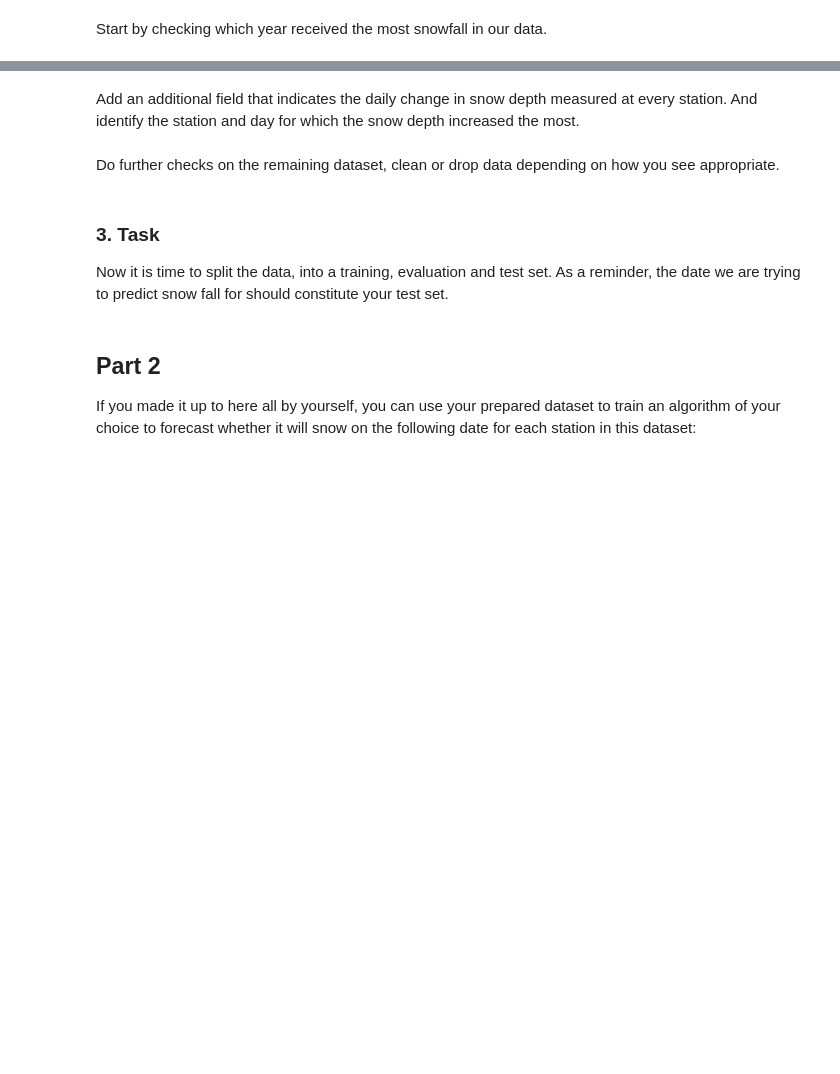
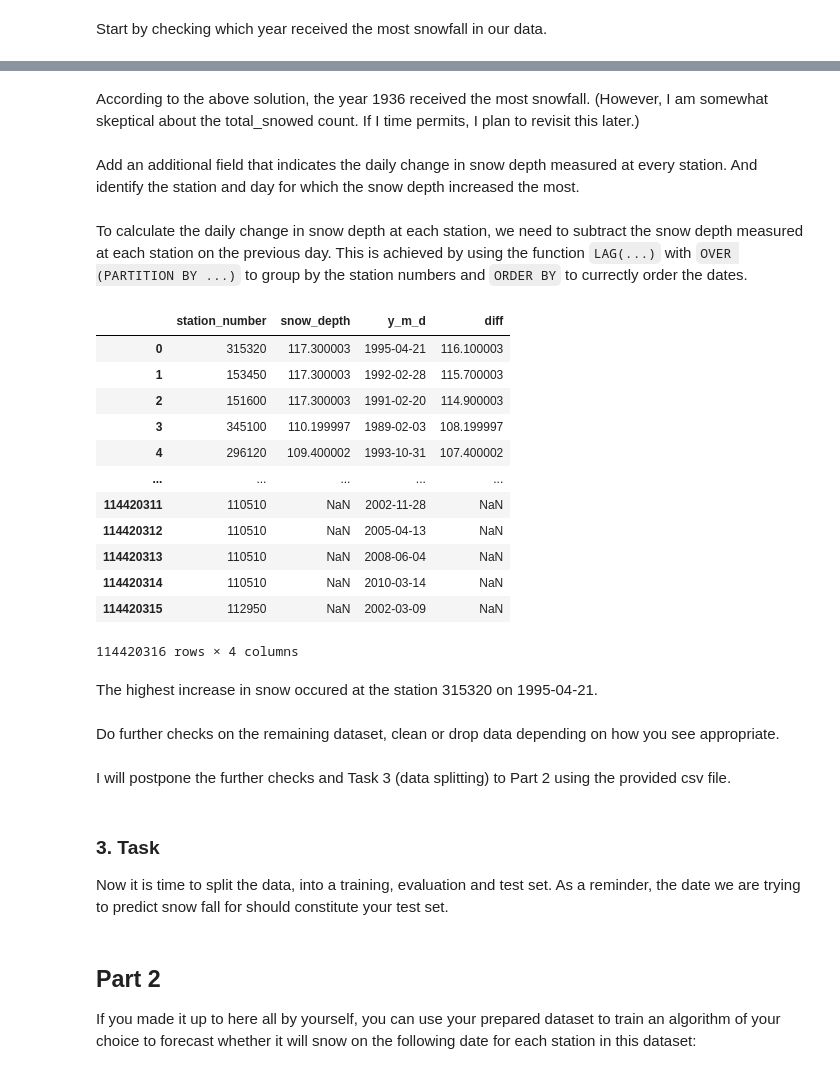
Before and after one commit to rajeevkarthika/coding_challenge, a Jupyter notebook: Coding_Challenge.ipynb, the cells around one changed output, grey strips where cells are left out. Drawn from its saved outputs; the diff is of its cells as text; code cells hidden in the pictures; blank space fills up the shorter version.

Commit message:
Modified Part 1

```diff
--- a/Coding_Challenge.ipynb
+++ b/Coding_Challenge.ipynb
@@ -77,2 +130,4 @@ Start by checking which year received the most snowfall in our data.
+# %% [markdown]
+According to the above solution, the year 1936 received the most snowfall. (However, I am somewhat skeptical about the total_snowed count. If I time permits, I plan to revisit this later.)
 # %% [markdown]
 Add an additional field that indicates the daily change in snow depth measured at every station. And identify the station and day for which the snow depth increased the most.
@@ -81,5 +134,32 @@ Add an additional field that indicates the daily change in snow depth measured a
+# %% [markdown]
+To calculate the daily change in snow depth at each station, we need to subtract the snow depth measured at each station on the previous day. This is achieved by using the function `LAG(...)` with `OVER (PARTITION BY ...)` to group by the station numbers and `ORDER BY` to currectly order the dates.
+# %%
+%%bigquery --project coding-challenge-459917
+SELECT station_number, snow_depth,
+ DATE(year, month, day) AS y_m_d,
+ snow_depth - LAG(snow_depth) OVER (PARTITION BY station_number ORDER BY DATE(year, month, day)) AS diff
+FROM `bigquery-public-data.samples.gsod`
+ORDER BY diff DESC;
+# %% [output]
+|  | station_number | snow_depth | y_m_d | diff |
+| 0 | 315320 | 117.300003 | 1995-04-21 | 116.100003 |
+| 1 | 153450 | 117.300003 | 1992-02-28 | 115.700003 |
+| 2 | 151600 | 117.300003 | 1991-02-20 | 114.900003 |
+| 3 | 345100 | 110.199997 | 1989-02-03 | 108.199997 |
+| 4 | 296120 | 109.400002 | 1993-10-31 | 107.400002 |
+| ... | ... | ... | ... | ... |
+| 114420311 | 110510 | NaN | 2002-11-28 | NaN |
+| 114420312 | 110510 | NaN | 2005-04-13 | NaN |
+| 114420313 | 110510 | NaN | 2008-06-04 | NaN |
+| 114420314 | 110510 | NaN | 2010-03-14 | NaN |
+| 114420315 | 112950 | NaN | 2002-03-09 | NaN |
+114420316 rows × 4 columns
+# %% [markdown]
+The highest increase in snow occured at the station 315320 on 1995-04-21.
 # %% [markdown]
 Do further checks on the remaining dataset, clean or drop data depending on how you see appropriate.
+# %% [markdown]
+I will postpone the further checks and Task 3 (data splitting) to Part 2 using the provided csv file.
 # %% [markdown]
 ### 3. Task
 Now it is time to split the data, into a training, evaluation and test set. As a reminder, the date we are trying to predict snow fall for should constitute your test set.
```
Also changed, not shown: parts of 9 cells of this notebook.
